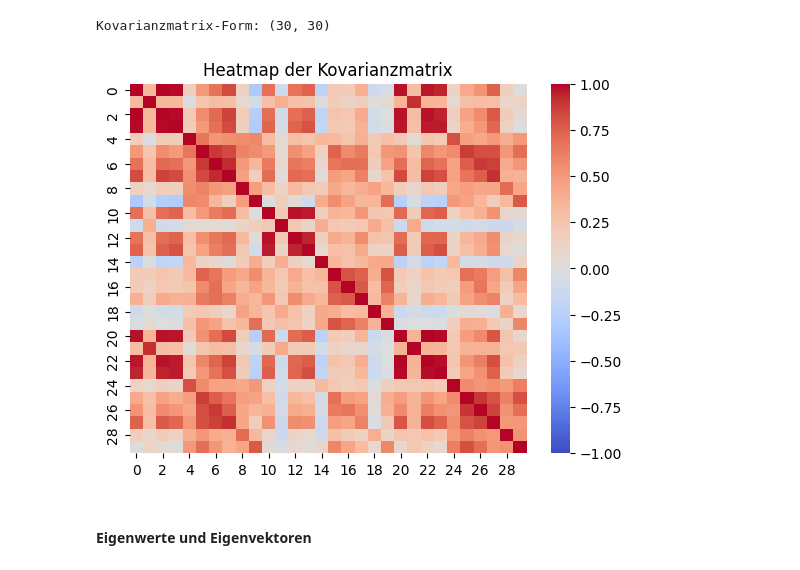
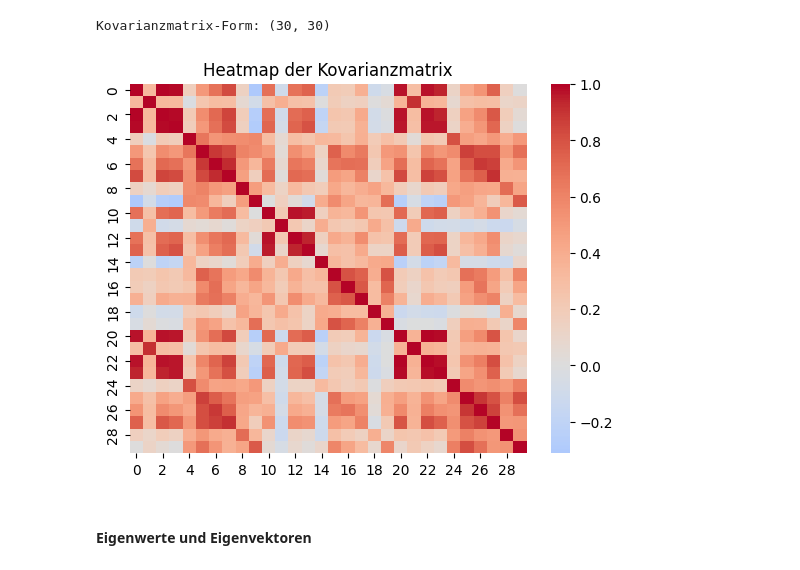
Before and after one commit to MartinaEchtenbruck/Principal-Component-Analysis, a Jupyter notebook: 02_exercises/PCA_breast_cancer.ipynb, the cells around one changed output. Drawn from its saved outputs; the diff is of its cells as text; code cells hidden in the pictures.

```diff
--- a/02_exercises/PCA_breast_cancer.ipynb
+++ b/02_exercises/PCA_breast_cancer.ipynb
@@ -139,19 +139,17 @@ Kovarianzmatrix-Form: (30, 30)
 # %%
 # Kovarianzmatrix plotten
 sns.heatmap(
     cov_matrix,
     cmap="coolwarm",
     center=0,
     annot=False,       # Werte als Text anzeigen
     fmt=".2f",        # Format: 2 Nachkommastellen
     annot_kws={"size": 10},  # Schriftgröße der Annotationen
-    vmin=-1,  # Untergrenze der Colorbar
-    vmax=1    # Obergrenze der Colorbar
 )
 plt.title("Heatmap der Kovarianzmatrix")
 plt.show()
 # %% [output]
-[figure, old version]
+[figure, new version]
 # %% [markdown]
 #### Eigenwerte und Eigenvektoren
 # %%
```
